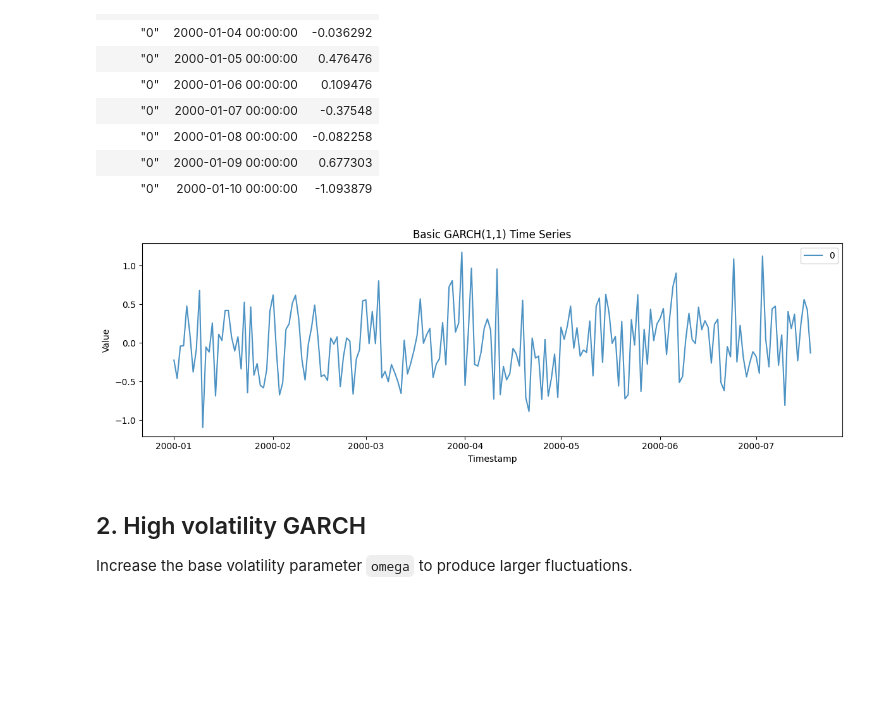
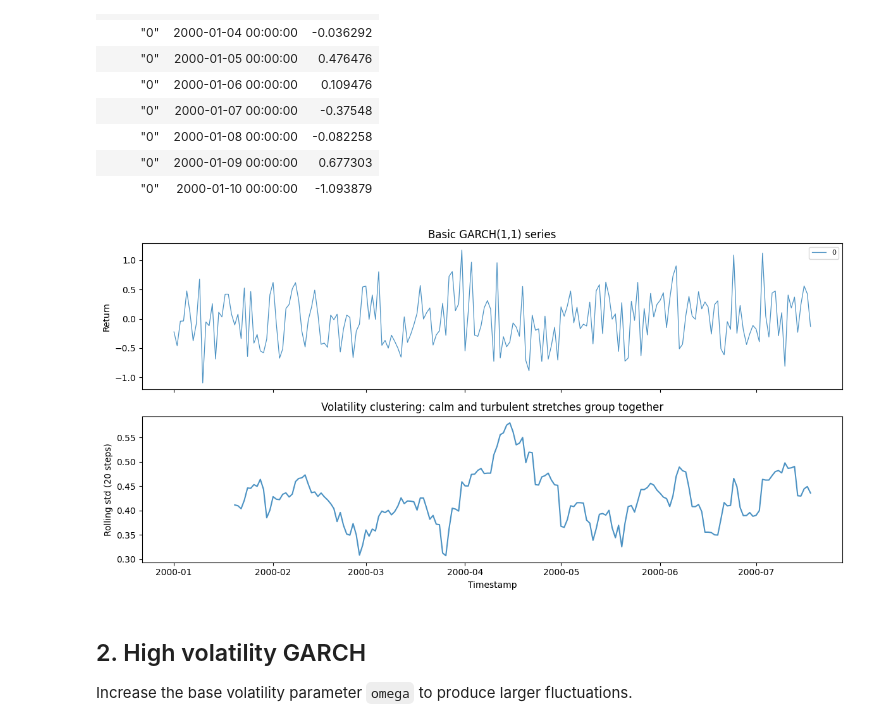
Before and after one commit to Nixtla/synforecast, a Jupyter notebook: nbs/docs/generators/stochastic/garch.ipynb, the cells around one changed output. Drawn from its saved outputs; the diff is of its cells as text; code cells hidden in the pictures; blank space fills up the shorter version.

Commit message:
fixed_titles_and_plots

```diff
--- a/nbs/docs/generators/stochastic/garch.ipynb
+++ b/nbs/docs/generators/stochastic/garch.ipynb
@@ -51,18 +51,25 @@ shape: (10, 3)
 | "0" | 2000-01-09 00:00:00 | 0.677303 |
 | "0" | 2000-01-10 00:00:00 | -1.093879 |
 # %%
-fig, ax = plt.subplots(figsize=(12, 4))
+fig, (ax_returns, ax_vol) = plt.subplots(2, 1, figsize=(12, 6), sharex=True)
 for uid in basic_df["unique_id"].unique().to_list():
     series = basic_df.filter(pl.col("unique_id") == uid)
-    ax.plot(series["ds"].to_list(), series["y"].to_list(), label=uid, alpha=0.8)
-ax.set_xlabel("Timestamp")
-ax.set_ylabel("Value")
-ax.set_title("Basic GARCH(1,1) Time Series")
-ax.legend()
+    ax_returns.plot(
+        series["ds"].to_list(), series["y"].to_list(), label=uid, alpha=0.8, linewidth=0.9
+    )
+    rolling = series.with_columns(pl.col("y").rolling_std(window_size=20).alias("sigma"))
+    ax_vol.plot(rolling["ds"].to_list(), rolling["sigma"].to_list(), alpha=0.8)
+ax_returns.set(ylabel="Return", title="Basic GARCH(1,1) series")
+ax_returns.legend(fontsize=8)
+ax_vol.set(
+    xlabel="Timestamp",
+    ylabel="Rolling std (20 steps)",
+    title="Volatility clustering: calm and turbulent stretches group together",
+)
 plt.tight_layout()
 plt.show()
 # %% [output]
-[figure, old version]
+[figure, new version]
 # %% [markdown]
 ## 2. High volatility GARCH
 
```
Also changed, not shown: parts of 2 cells of this notebook, 32 other files.
